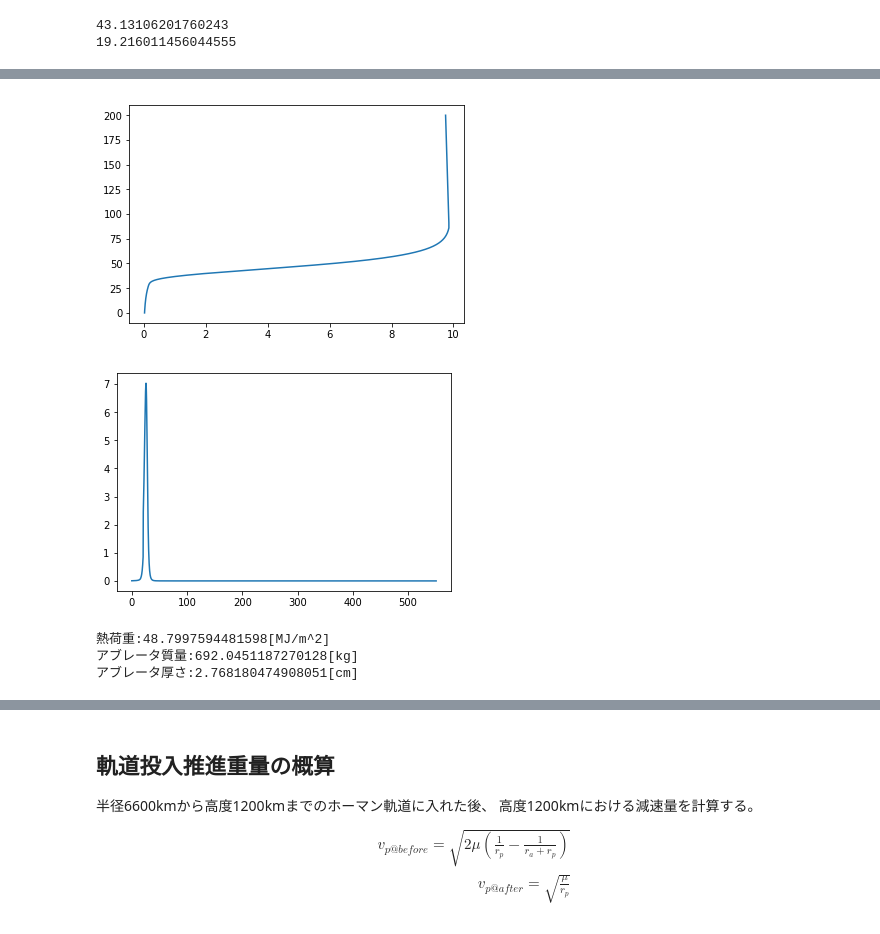
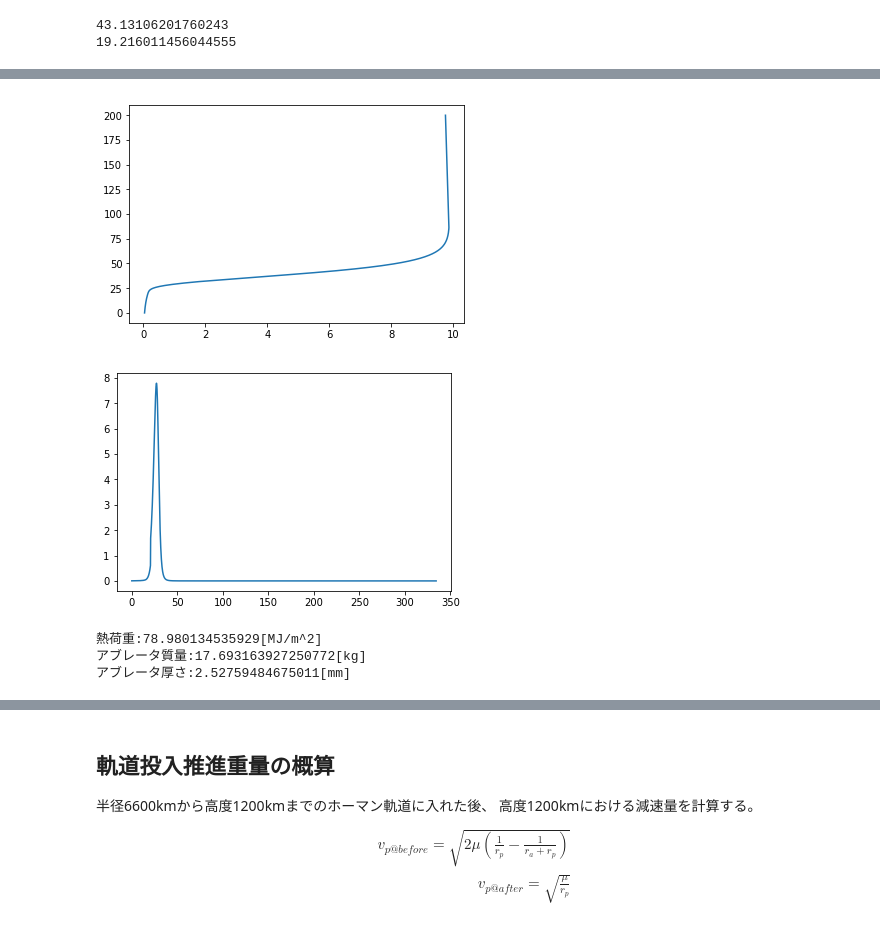
Before and after one commit to kminoda/seed_bank_in_space, a Jupyter notebook: src/delta_v_simu.ipynb, the cells around one changed output, grey strips where cells are left out. Drawn from its saved outputs; the diff is of its cells as text; code cells hidden in the pictures.

```diff
--- a/src/delta_v_simu.ipynb
+++ b/src/delta_v_simu.ipynb
@@ -64,17 +209,16 @@ print(delta_sun)
 # %%
 class Satellite:
-    def __init__(self, dry_mass, mass_capsule, orbital_height):
+    def __init__(self, dry_mass, mass_capsule, orbital_height, is_capsule=True):
         """衛星のパラメータと軌道設計すれば、全部吐くやつ
         Arg:
             dry_mass[kg] 衛星全部のdry質量
-            mass_capsule[kg] カプセルの重量
+            mass_capsule[kg] カプセルの重量(=dry_mass)
             orbital_height[km] 軌道半径(円軌道)
+        Attribute:
+        """
+        self.dry_mass = dry_mass #dry重量(カプセル含む)
+        self.mass_capsule = mass_capsule #カプセル重量(dry重量 - 箱
 
-        Attribute:
-
-        """
-        self.dry_mass = dry_mass #dry重量
-        self.mass_capsule = mass_capsule #カプセル重量
         self.orbital_hegiht = orbital_height #周回軌道高度@phase2
         self.semi_major_axis = orbital_height+R_earth #周回軌道半径@phase2
         self.v_tgt_apo = np.sqrt(MU/self.semi_major_axis) #周回速度@phase2
@@ -119,22 +263,23 @@ class Satellite:
         delta_v = self.v_tgt_apo - v_trans_apo
         mass_prop = self.dry_mass*(np.exp(delta_v*10**3/G/Isp)-1)
         return mass_prop
+
     def get_tank_parameter(self, mass_prop, density_prop, rate=0.1):
         """タンク設計
         Arg:
-            mass_prop[kg] 燃料重量
+            mass_prop[kg] 燃料(酸化剤)重量
+            density_prop[kg/m^3] 燃料(酸化剤)の密度
             rate 推進剤重量に対するタンク重量の割合 default:0.1
 
         Return:
             mass_tank[kg] タンク重量
-            density_prop[kg/m^3] 燃料密度
-            r_tank[mm] タンクが球形と仮定したときのタンクの半径
+            d_tank[mm] タンクが球形と仮定したときのタンクの直径
         """
         mass_tank = rate*mass_prop
         volume_tank = mass_prop/density_prop
-        r_tank = (3*volume_tank/4/PI/density_prop)**(1/3) #[m]
-        r_tank = np.ceil(r_tank)*10**3 #[mm]
-        return mass_tank, r_tank
+        r_tank = (3*volume_tank/4/PI)**(1/3) #[m]
+        d_tank = np.ceil(2*r_tank*10**3) #[mm]
+        return mass_tank, d_tank
 
 
     def re_entry_simu(self, v_trans_apo, atmosphere_height=200., plot=False):
@@ -152,7 +297,7 @@ class Satellite:
         v_entry = np.sqrt(v_trans_apo**2 + 2*MU*(1/r_e-1/self.semi_major_axis))
         fpa_entry = np.rad2deg(-np.arccos(v_trans_apo*self.semi_major_axis/v_entry/r_e))
         t_lst, h_lst, v_lst, gamma_lst, q_conv_lst, q_rad_lst \
-            = re_entry(v_entry, fpa_entry)
+            = re_entry(v_entry, fpa_entry, M=self.mass_capsule)
         heat_load = 0
         for i in range(len(t_lst)-1):
             heat_flux = q_conv_lst[i] + q_rad_lst[i]
@@ -174,7 +319,9 @@ class Satellite:
             mass_ablator[kg]
         """
         heat_load = heat_load*10**2 #[J/cm^2]
-        mass_ablator = 0.091*heat_load**0.51*self.mass_capsule
+        mass_fraction = 0.091*heat_load**0.51
+        mass_fraction /= 100.
+        mass_ablator = mass_fraction * self.mass_capsule
         return mass_ablator
 
     def get_ablator_thickness(self, mass_ablator, area_capsure, density_ablator=1000.):
@@ -185,10 +332,10 @@ class Satellite:
             density_ablator[kg/m^3] アブレータ default:1000（炭化アブレータ）
 
         Return:
-            thickness_ablator[cm] アブレータの厚さ
+            thickness_ablator[mm] アブレータの厚さ
         """
         thickness_ablator = mass_ablator/area_capsure/density_ablator#[m]
-        thickness_ablator *= 100 #[cm]
+        thickness_ablator *= 1000 #[mm]
         return thickness_ablator
 # %%
-a = Satellite(200., 100., 20000.)
+a = Satellite(200., 200., 20000.)
@@ -219,13 +394,13 @@ phase3の燃料:279.52435033977633[kg]
 # %%
 heat_load = a.re_entry_simu(v_trans_apo, plot=True)
 mass_ablator = a.get_ablator_mass(heat_load)
-thickness_ablator = a.get_ablator_thickness(mass_ablator, 25.)
+thickness_ablator = a.get_ablator_thickness(mass_ablator, 7.)
 print("熱荷重:{}[MJ/m^2]".format(heat_load))
 print("アブレータ質量:{}[kg]".format(mass_ablator))
-print("アブレータ厚さ:{}[cm]".format(thickness_ablator))
+print("アブレータ厚さ:{}[mm]".format(thickness_ablator))
 # %% [output]
-[figure, old version]
+[figure, new version]
-[figure, old version]
+[figure, new version]
-熱荷重:48.7997594481598[MJ/m^2]
-アブレータ質量:692.0451187270128[kg]
-アブレータ厚さ:2.768180474908051[cm]
+熱荷重:78.980134535929[MJ/m^2]
+アブレータ質量:17.693163927250772[kg]
+アブレータ厚さ:2.52759484675011[mm]
```
Also changed, not shown: parts of 9 cells of this notebook.
